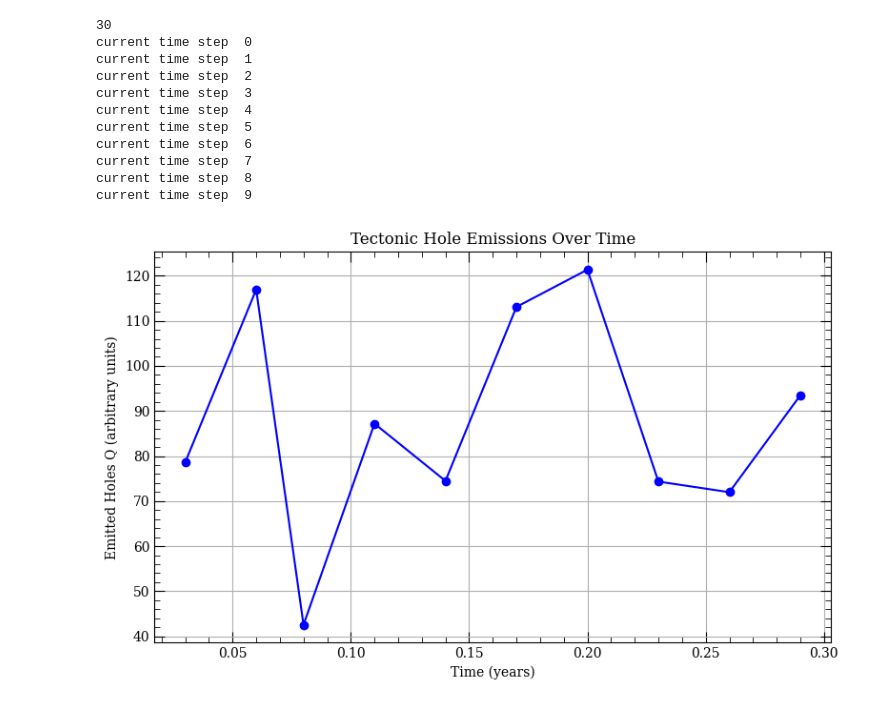
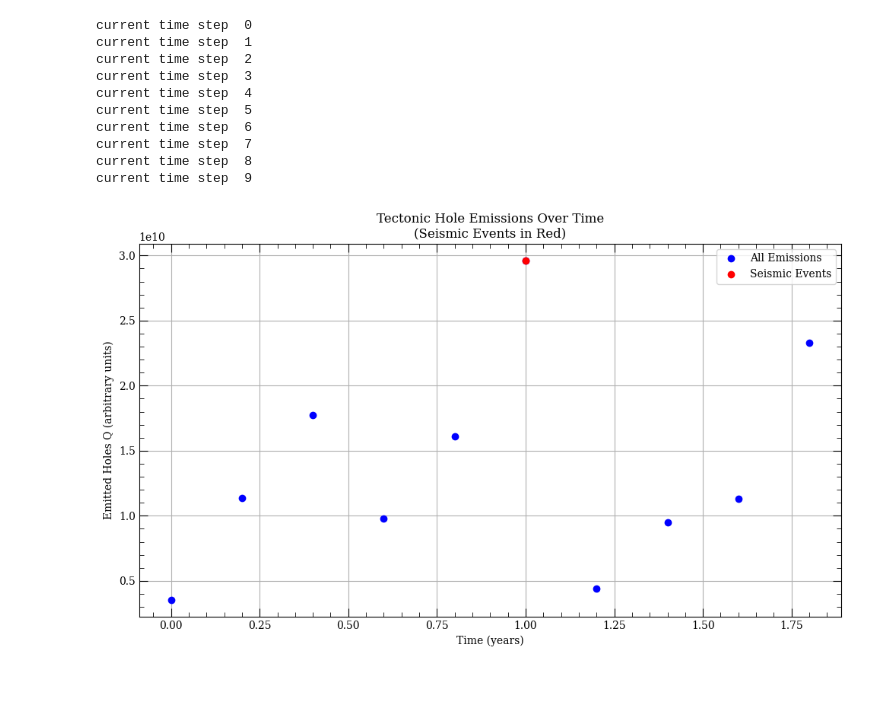
Before and after one commit to elucidator8918/NYUAD, a Jupyter notebook: Tecto_plates_model/Runner.ipynb, the cells around one changed output. Cells and saved outputs as stored; diff of their text form; code cells hidden in the pictures.

Commit message:
tecto2

```diff
--- a/Tecto_plates_model/Runner.ipynb
+++ b/Tecto_plates_model/Runner.ipynb
@@ -30,44 +30,58 @@ source_positions = [(2, 2, 50)]  # (x_idx, y_idx, depth in meters)
 sensor_positions = [(1, 1), (3, 3)]  # Place sensors on mountains
 
 # 4. Simulation parameters
-total_time_yr = 0.3    # 10 time steps
-dt_yr = 0.01           # 10 steps exactly
+total_time_yr = 2    # 10 time steps
+dt_yr = 0.2           # 10 steps exactly
 
-# 5. Run the simulation
+# --- Run the simulation ---
 tectonic_emissions_df, burst_map_times, measurement_map_times, ground_accumulation_times = \
     run_full_surface_hole_simulation_with_ionization(
         terrain_3d_map=terrain_map,
         x_coords=x_coords,
         y_coords=y_coords,
         source_positions=source_positions,
         sensor_positions=sensor_positions,
         total_time_yr=total_time_yr,
         dt_yr=dt_yr,
         hole_burst_threshold=2e3
     )
 
-# --- Plot tectonic emission events ---
-plt.figure(figsize=(8,5))
-plt.plot(tectonic_emissions_df["time_years"], tectonic_emissions_df["emission_Q"], marker="o", linestyle="-", color="blue")
-plt.title("Tectonic Hole Emissions Over Time")
+# --- Create seismic mask ---
+# Detect seismic points where seismic_output > 0
+seismic_mask = tectonic_emissions_df["seismic_output"] > 0.0
+
+# --- Plot ---
+plt.figure(figsize=(10,6))
+
+# 1. Plot all points in blue
+plt.plot(tectonic_emissions_df["time_years"],
+         tectonic_emissions_df["emission_Q"],
+         marker="o", linestyle="", color="blue", label="All Emissions")
+
+# 2. Overplot seismic events in red
+plt.plot(tectonic_emissions_df.loc[seismic_mask, "time_years"],
+         tectonic_emissions_df.loc[seismic_mask, "emission_Q"],
+         marker="o", linestyle="", color="red", label="Seismic Events")
+
+plt.title("Tectonic Hole Emissions Over Time\n(Seismic Events in Red)")
 plt.xlabel("Time (years)")
 plt.ylabel("Emitted Holes Q (arbitrary units)")
+plt.legend()
 plt.grid(True)
 plt.tight_layout()
 plt.show()
 # %% [output]
-30
 current time step  0
 current time step  1
 current time step  2
 current time step  3
 current time step  4
 current time step  5
 current time step  6
 current time step  7
 current time step  8
 current time step  9
-[figure, old version]
+[figure, new version]
 # %%
 # 6. Plot surface accumulation map at each time step
 nt = ground_accumulation_times.shape[0]
```
Also changed, not shown: parts of 3 cells of this notebook, 3 other files.
